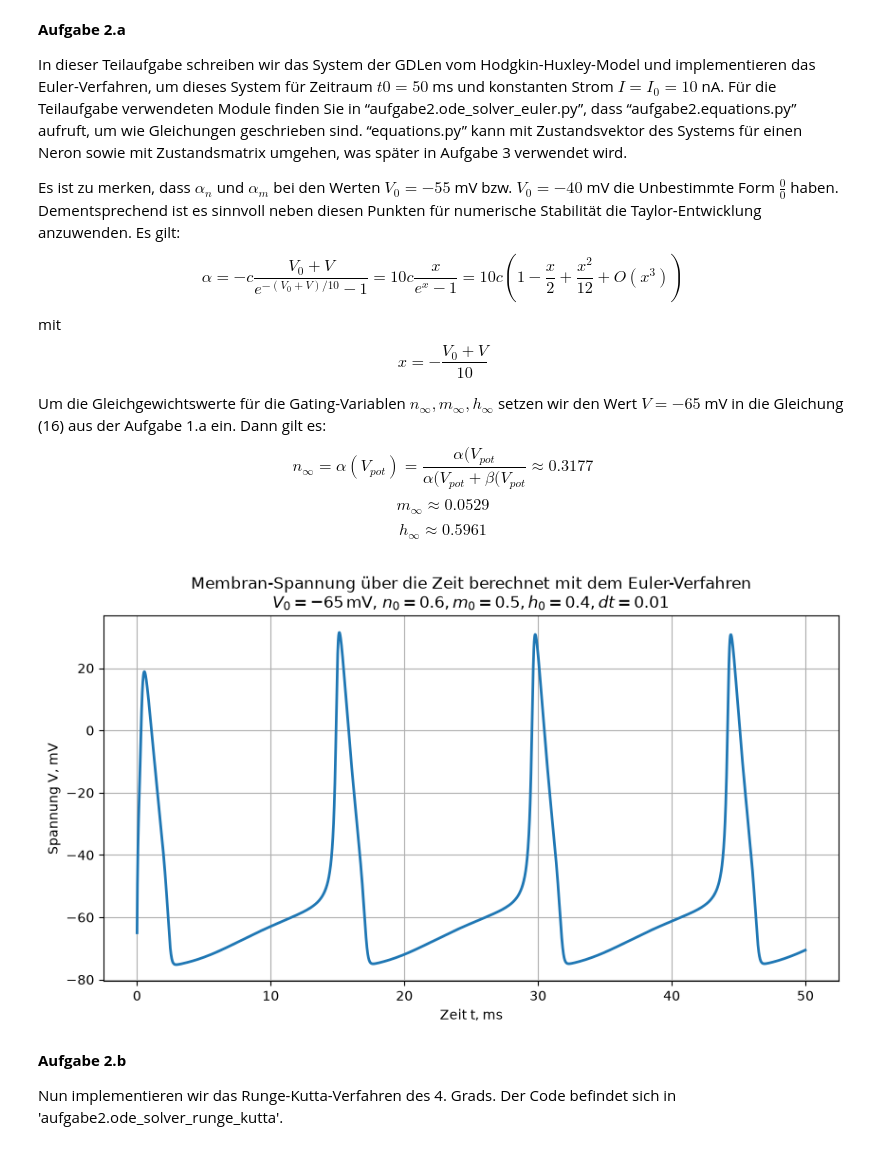
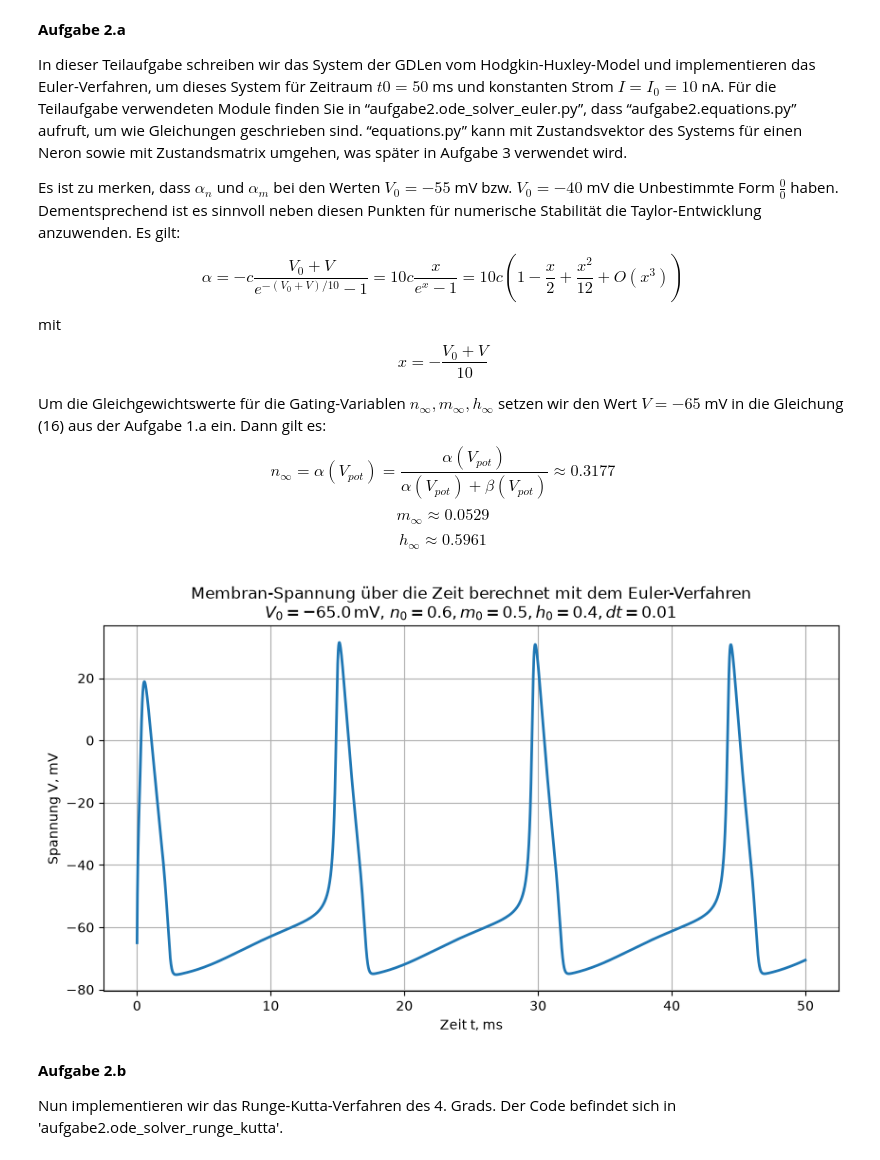
Before and after one commit to Isomorphic13/neuronensimulation, a Jupyter notebook: aufgabe2/notebook/hodgkins_huxley_gleichungssystem.ipynb, the cells around one changed output. Drawn from its saved outputs; the diff is of its cells as text; code cells hidden in the pictures.

```diff
--- a/aufgabe2/notebook/hodgkins_huxley_gleichungssystem.ipynb
+++ b/aufgabe2/notebook/hodgkins_huxley_gleichungssystem.ipynb
@@ -9,42 +9,27 @@ mit
 $$x = -\frac{V_0 + V}{10}$$
 
 Um die Gleichgewichtswerte für die Gating-Variablen $n_\infty, m_\infty, h_\infty$ setzen wir den Wert $V = -65$ mV in die Gleichung (16) aus der Aufgabe 1.a ein. Dann gilt es:
-$$n_\infty = \alpha(V_{pot}) = \frac{\alpha(V_{pot}}{\alpha(V_{pot} + \beta(V_{pot}} \approx 0.3177$$
+$$n_\infty = \alpha(V_{pot}) = \frac{\alpha(V_{pot}) }{\alpha(V_{pot}) + \beta(V_{pot})} \approx 0.3177$$
 $$m_\infty \approx  0.0529 $$
 $$h_\infty \approx 0.5961$$
 # %%
+from aufgabe2 import visualizer
+import numpy as np
 
-from aufgabe2.ode_solver_euler import euler_method
-import matplotlib.pyplot as plt
-import numpy as np
 
 V_0 = -65
 n_0 = 0.6
 m_0 = 0.5
 h_0 = 0.4
-x = np.array([V_0,n_0, m_0, h_0])
-tuple_of_constants = (1, 36, 120, 0.3, -77, 50, -54.387)
-
+x_0 = np.array([V_0,n_0, m_0, h_0])
 t_a = 0
 t_b = 50
 dt = 0.01
+I_0 = 10
 
-I_0 = 10
-I = lambda t: I_0
-v = euler_method(x, t_a, t_b, dt, I, tuple_of_constants) [0: ,0]
-tpoints = np.arange(0, 50, dt)
-plt.figure(figsize=(10, 5))
-plt.plot(tpoints,v, linewidth=2)
-plt.title(
-    "Membran-Spannung über die Zeit berechnet mit dem Euler-Verfahren\n"
-    + rf"$V_0 = {V_0}\,$mV, $n_0 = {n_0}, m_0 = {m_0}, h_0 = {h_0}, dt = {dt}$"
-)
-plt.xlabel("Zeit t, ms")
-plt.ylabel("Spannung V, mV")
-plt.grid(True)
-plt.show()
+visualizer.visualize_a(x_0, I_0, t_a, t_b, dt)
 # %% [output]
-[figure, old version]
+[figure, new version]
 # %% [markdown]
 **Aufgabe 2.b**
 
```
Also changed, not shown: parts of 4 cells of this notebook, 10 other files.
